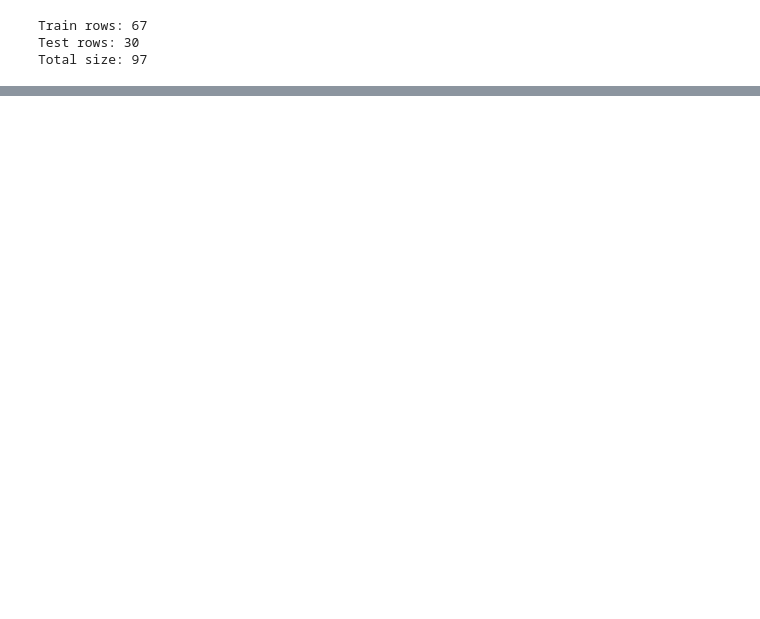
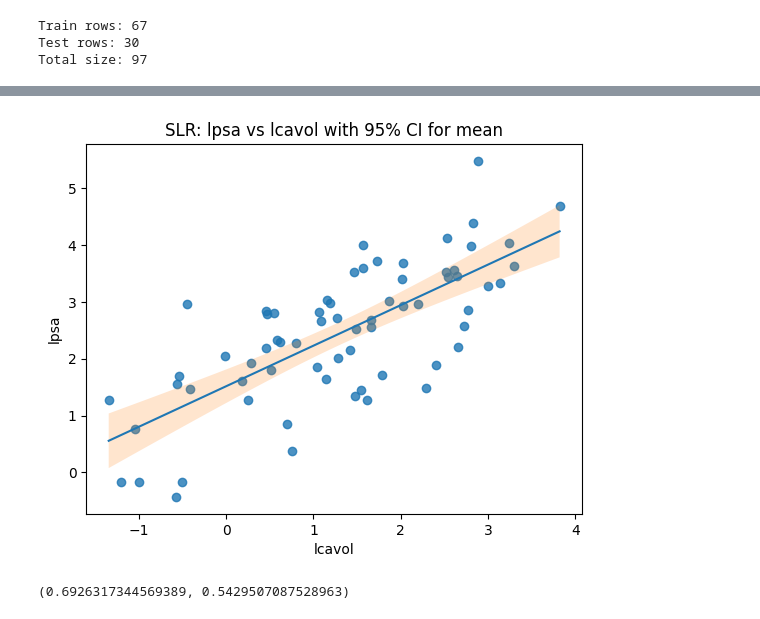
Before and after one commit to AnhJoe/data210p_assignments, a Jupyter notebook: HW1/Part1_Regression_Prostate/Regression_Prostate.ipynb, the cells around one changed output, grey strips where cells are left out. Cells and saved outputs as stored; diff of their text form; code cells hidden in the pictures; blank space fills up the shorter version.

```diff
--- a/HW1/Part1_Regression_Prostate/Regression_Prostate.ipynb
+++ b/HW1/Part1_Regression_Prostate/Regression_Prostate.ipynb
@@ -42,10 +45,10 @@ memory usage: 7.8 KB
 | 75% | 73.000000 | 2.127041 | 3.876396 | 68.000000 | 1.558145 | 0.000000 | 1.178655 | 7.000000 | 40.000000 | 3.056357 |
 | max | 97.000000 | 3.821004 | 4.780383 | 79.000000 | 2.326302 | 1.000000 | 2.904165 | 9.000000 | 100.000000 | 5.582932 |
 # %%
-train = df[df["train"]]
-test  = df[~df["train"]]
-print(f"Train rows: {train.shape[0]}")
-print(f"Test rows: {test.shape[0]}")
+train_df = df[df["train"]]
+test_df  = df[~df["train"]]
+print(f"Train rows: {train_df.shape[0]}")
+print(f"Test rows: {test_df.shape[0]}")
 print(f"Total size: {len(df)}")
 # %% [output]
 Train rows: 67
@@ -90,3 +93,9 @@ for predictor in predictors:
 sns.pairplot(df, vars=[response_var] + predictors, kind='scatter', diag_kind='kde')
 plt.savefig(f"./images/pairplot_lpsa_predictors.png")
 plt.close()
+# %%
+X_train = sm.add_constant(train_df["lcavol"])  # adds intercept
+y_train = train_df["lpsa"]
+
+slr = sm.OLS(y_train, X_train).fit()
+print(slr.summary())
@@ -92,0 +120,31 @@ plt.close()
+# %%
+# Grid of x values across the training range
+x_grid = np.linspace(train_df["lcavol"].min(), train_df["lcavol"].max(), 200)
+X_grid = sm.add_constant(x_grid)
+
+pred = slr.get_prediction(X_grid).summary_frame(alpha=0.05)
+# pred contains: mean, mean_ci_lower, mean_ci_upper, obs_ci_lower, obs_ci_upper
+
+plt.scatter(train_df["lcavol"], train_df["lpsa"], alpha=0.8)
+plt.plot(x_grid, pred["mean"])
+plt.fill_between(x_grid, pred["mean_ci_lower"], pred["mean_ci_upper"], alpha=0.2)
+plt.xlabel("lcavol")
+plt.ylabel("lpsa")
+plt.title("SLR: lpsa vs lcavol with 95% CI for mean")
+plt.show()
+# %% [output]
+[figure, added]
+# %%
+from sklearn.metrics import root_mean_squared_error, r2_score
+
+X_test = sm.add_constant(test_df["lcavol"])
+y_test = test_df["lpsa"]
+
+yhat_test = slr.predict(X_test)
+
+rmse_test_slr = root_mean_squared_error(y_test, yhat_test)
+r2_test_slr = r2_score(y_test, yhat_test)
+
+rmse_test_slr, r2_test_slr
+# %% [output]
+(0.6926317344569389, 0.5429507087528963)
```
Also changed, not shown: parts of 5 cells of this notebook, 10 other files.
